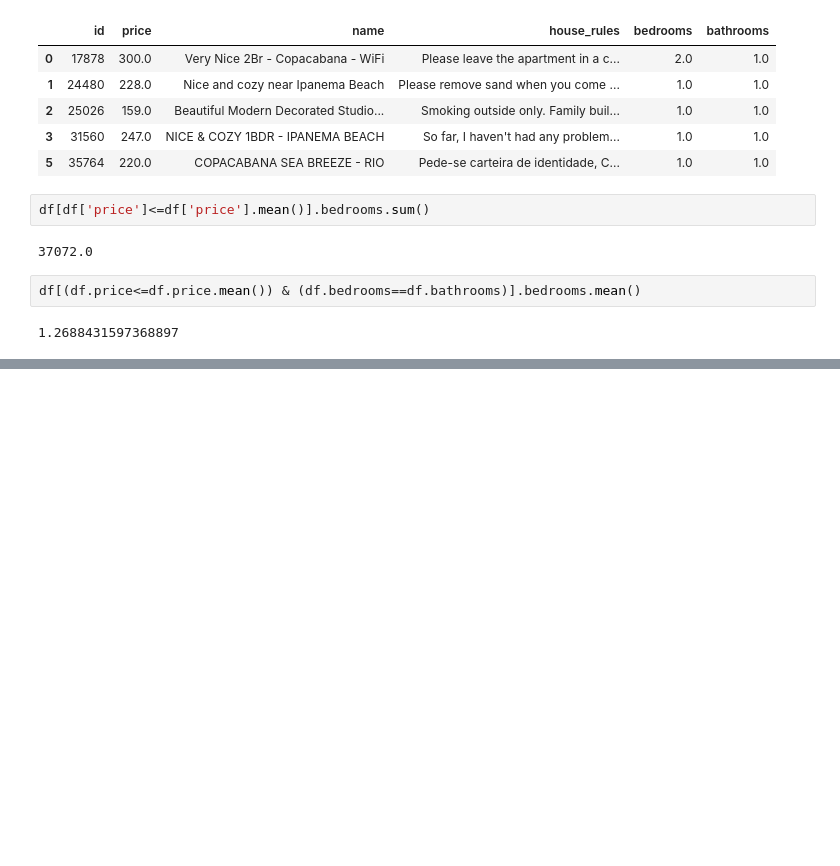
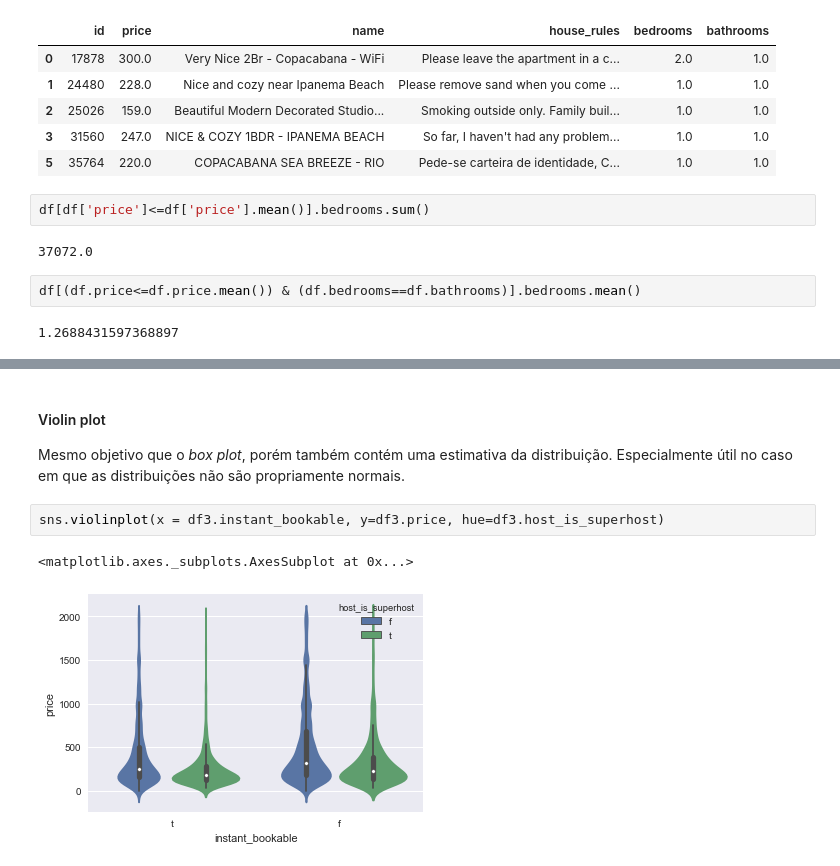
Before and after one commit to franciscodefaria/PythonBasico, a Jupyter notebook: Aula1/Aula1.ipynb, the cells around one changed output, grey strips where cells are left out. Saved outputs shown, nothing was run; the diff lists cells and outputs as text; blank space fills up the shorter version.

```diff
--- a/Aula1/Aula1.ipynb
+++ b/Aula1/Aula1.ipynb
@@ -436,0 +478,9 @@ df[(df.price<=df.price.mean()) & (df.bedrooms==df.bathrooms)].bedrooms.mean()
+# %% [markdown]
+#### Violin plot
+
+Mesmo objetivo que o *box plot*, porém também contém uma estimativa da distribuição. Especialmente útil no caso em que as distribuições não são propriamente normais.
+# %%
+sns.violinplot(x = df3.instant_bookable, y=df3.price, hue=df3.host_is_superhost)
+# %% [output]
+<matplotlib.axes._subplots.AxesSubplot at 0x...>
+[figure, added]
```
Also changed, not shown: parts of 14 cells of this notebook.
